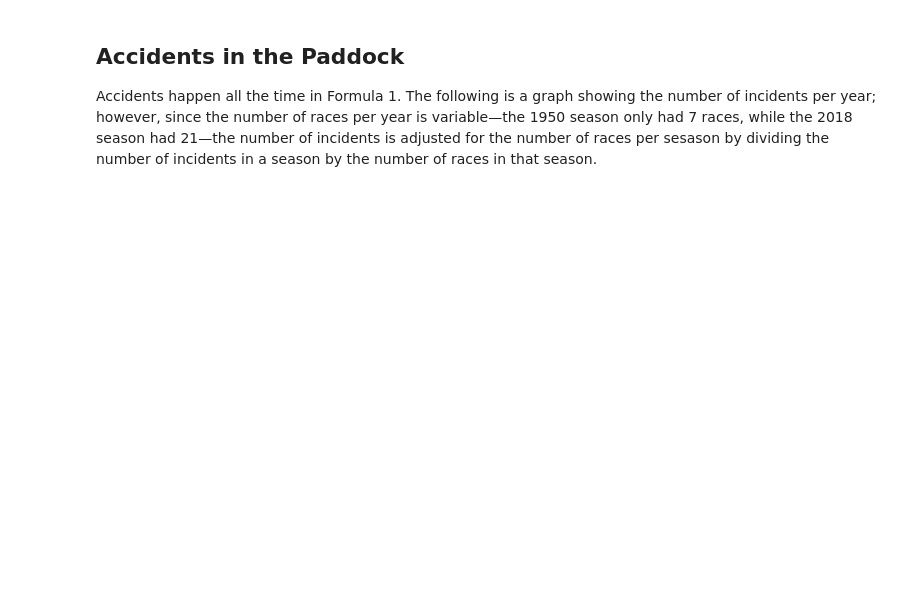
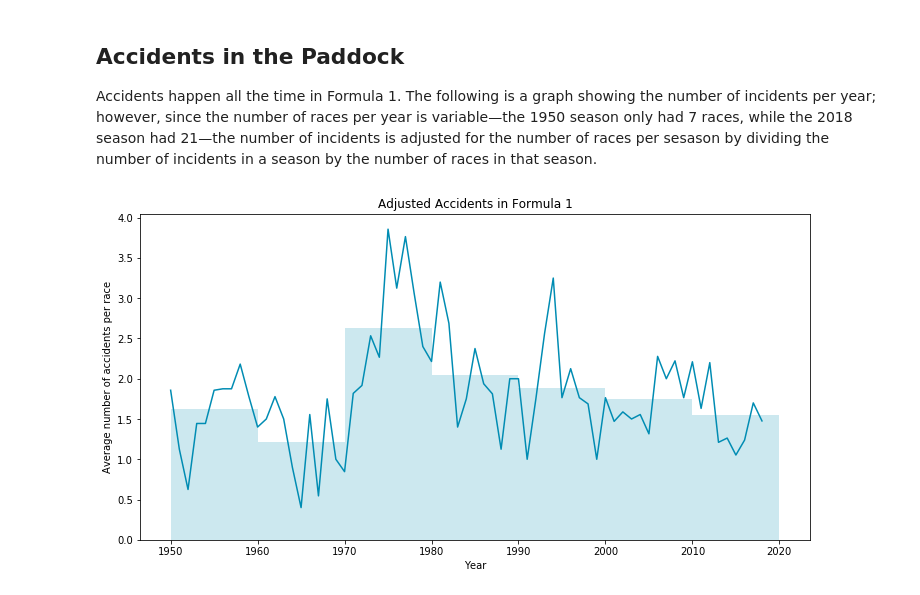
Before and after one commit to kjchu09/kjchu09.github.io, a Jupyter notebook: index.ipynb, the cells around one changed output. Drawn from its saved outputs; the diff is of its cells as text; code cells hidden in the pictures; blank space fills up the shorter version.

Commit message:
Add more sections and images

```diff
--- a/index.ipynb
+++ b/index.ipynb
@@ -290,3 +325,18 @@ fatalities
+# %%
+resultsAccidents = pandasql.sqldf("""
+    SELECT *
+    FROM
+        results JOIN
+        status ON results.statusId = status.statusId
+    WHERE
+        status = 'Accident' OR
+        status = 'Collision' OR
+        status = 'Injured' OR
+        status = 'Injury' OR
+        status = 'Fatal accident' OR
+        status = 'Eye injury' OR
+        status = 'Collision damage'
+""", globals())
 # %% [markdown]
 ## Accidents in the Paddock
 
@@ -339,3 +344,66 @@ pass
+# %%
+color = (0, 0.55, 0.7)
+
+figure = matplotlib.pyplot.figure(None, (12, 6))
+
+plot = figure.subplots()
+plot.set_title("Adjusted Accidents in Formula 1")
+plot.set_xlabel("Year")
+plot.set_ylabel("Average number of accidents per race")
+
+dataChart = pandasql.sqldf("""
+    WITH
+        racesAnnual AS (
+            SELECT year, COUNT(*) countRaces
+            FROM races
+            GROUP BY year
+        ),
+        accidentsAnnual AS (
+            SELECT year, COUNT(*) countAccidents
+            FROM
+                resultsAccidents JOIN
+                races ON resultsAccidents.raceId = races.raceId
+            GROUP BY year
+        )
+    SELECT
+        racesAnnual.year,
+        countRaces,
+        IFNULL(countAccidents, 0) countAccidents,
+        (IFNULL(countAccidents, 0) * 1.0) / countRaces accidentsPerRace
+    FROM
+        racesAnnual LEFT JOIN
+        accidentsAnnual ON racesAnnual.year = accidentsAnnual.year
+""", globals())
+
+dataHistogram = pandasql.sqldf("""
+    SELECT
+        year / 10 * 10 decade,
+        (SUM(countAccidents) * 1.0) / SUM(countRaces) accidentsPerRace
+    FROM dataChart
+    GROUP BY year / 10 * 10
+""", globals())
+
+valuesChart = {}
+valuesHistogram = {}
+
+for index, row in dataChart.iterrows():
+    valuesChart[row["year"]] = row["accidentsPerRace"]
+
+for index, row in dataHistogram.iterrows():
+    valuesHistogram[row["decade"]] = row["accidentsPerRace"]
+
+plot.plot(list(valuesChart.keys()), list(valuesChart.values()), color = color)
+
+plot.hist(
+    list(valuesHistogram.keys()),
+    [1950, 1960, 1970, 1980, 1990, 2000, 2010, 2020],
+    weights = list(valuesHistogram.values()),
+    color = (color[0], color[1], color[2], 0.2)
+)
+
+pass
+# %% [output]
+[figure, added]
 # %% [markdown]
 From the data, we can see a two pretty clear jumps in accidents: the first in the mid-1970s, and the second around 1994.
 
```
Also changed, not shown: parts of 24 cells of this notebook, 1 other file.
